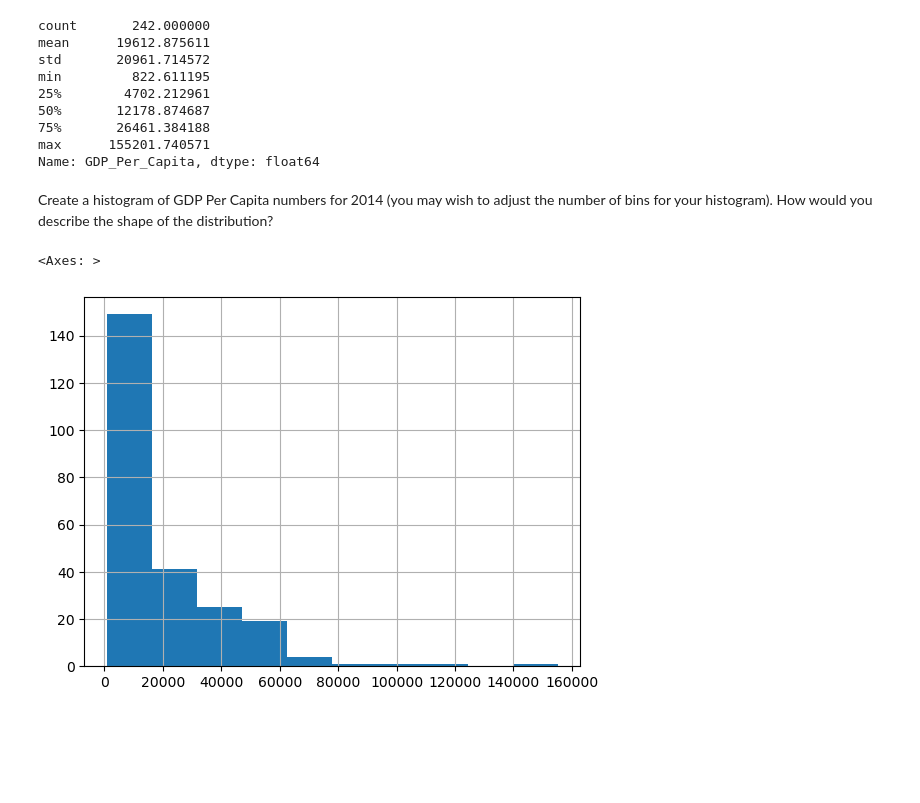
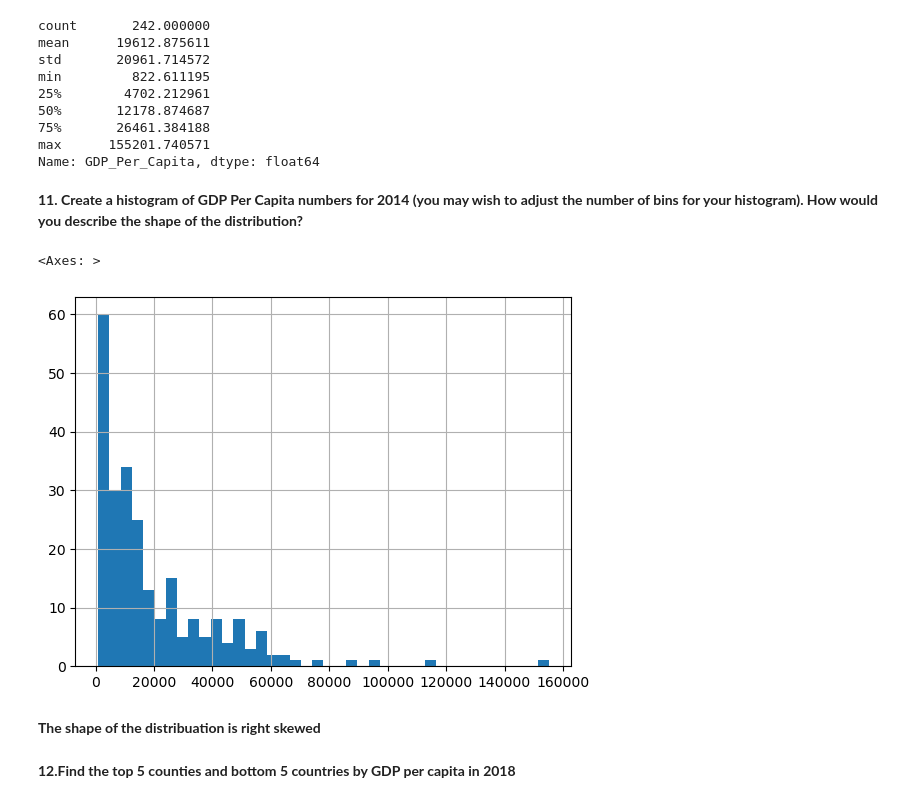
Before and after one commit to KagonDeans/un-exploration-KagonDeans, a Jupyter notebook: notebooks/UN_Data_Exploration.ipynb, the cells around one changed output. Drawn from its saved outputs; the diff is of its cells as text; code cells hidden in the pictures; blank space fills up the shorter version.

```diff
--- a/notebooks/UN_Data_Exploration.ipynb
+++ b/notebooks/UN_Data_Exploration.ipynb
@@ -76,7 +74,8 @@ Year                int64
 GDP_Per_Capita    float64
 dtype: object
 # %%
-gdp_df['Country'] = gdp_df['GDP_Per_Capita'].astype(str)
+
+gdp_df['Country'] = gdp_df['Country']
 # %%
 gdp_df.dtypes
 # %% [output]
@@ -175,9 +213,13 @@ min         822.611195
 max      155201.740571
 Name: GDP_Per_Capita, dtype: float64
 # %% [markdown]
-Create a histogram of GDP Per Capita numbers for 2014 (you may wish to adjust the number of bins for your histogram). How would you describe the shape of the distribution?
+**11. Create a histogram of GDP Per Capita numbers for 2014 (you may wish to adjust the number of bins for your histogram). How would you describe the shape of the distribution?**
 # %%
-gdp_2014['GDP_Per_Capita'].hist()
+gdp_2014['GDP_Per_Capita'].hist( bins = 40)
 # %% [output]
 <Axes: >
-[figure, old version]
+[figure, new version]
+# %% [markdown]
+**The shape of the distribuation is right skewed**
+# %% [markdown]
+**12.Find the top 5 counties and bottom 5 countries by GDP per capita in 2018**
```
Also changed, not shown: parts of 17 cells of this notebook.
